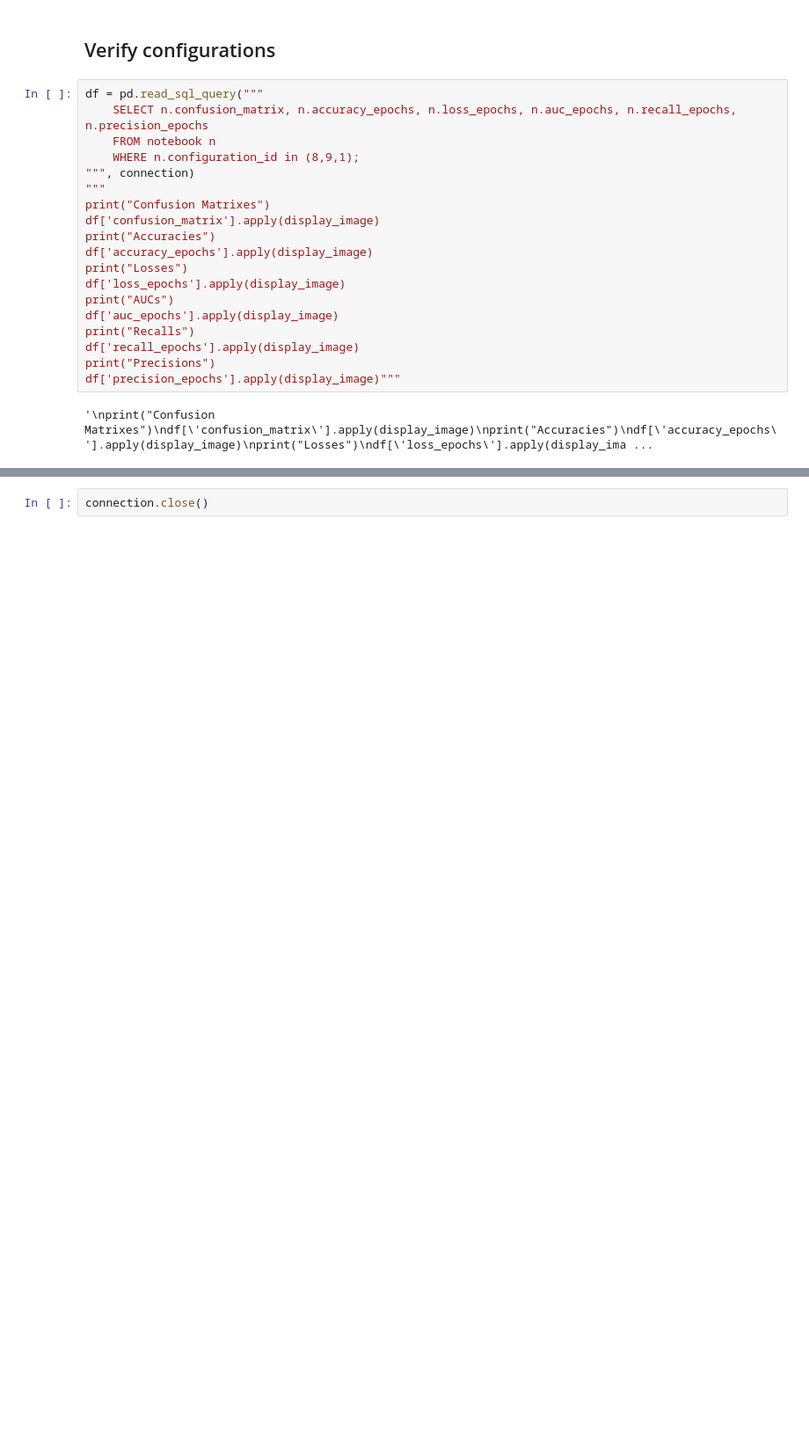
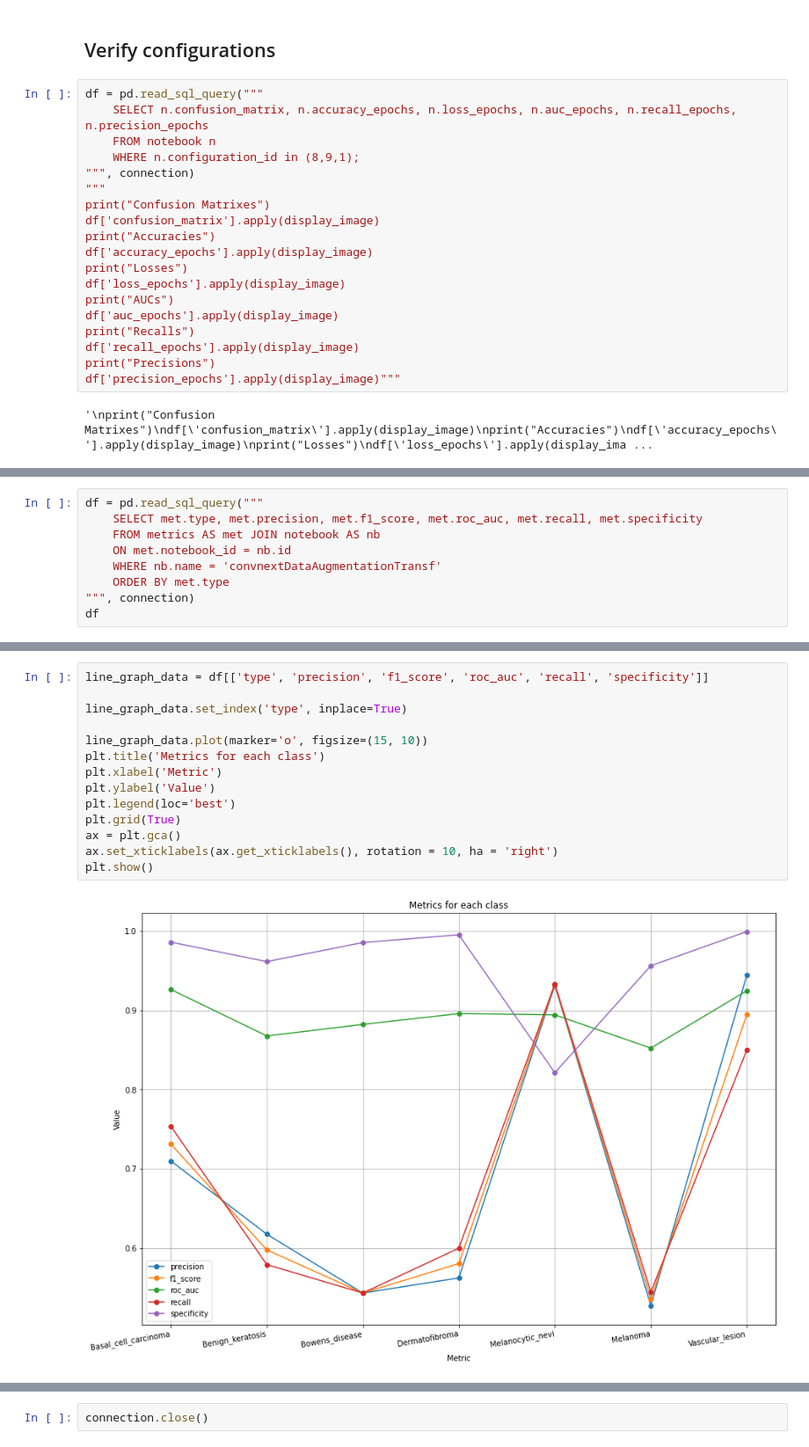
Before and after one commit to h-ssiqueira/SkinLesionAI, a Jupyter notebook: analysis/statistics.ipynb, the cells around one changed output, grey strips where cells are left out. Shown at 88% size. Saved outputs shown, nothing was run; the diff lists cells and outputs as text; blank space fills up the shorter version.

```diff
--- a/analysis/statistics.ipynb
+++ b/analysis/statistics.ipynb
@@ -224,0 +245,9 @@ df['precision_epochs'].apply(display_image)"""
+# %%
+df = pd.read_sql_query("""
+    SELECT met.type, met.precision, met.f1_score, met.roc_auc, met.recall, met.specificity
+    FROM metrics AS met JOIN notebook AS nb
+    ON met.notebook_id = nb.id
+    WHERE nb.name = 'convnextDataAugmentationTransf'
+    ORDER BY met.type
+""", connection)
+df
@@ -224,0 +263,16 @@ df['precision_epochs'].apply(display_image)"""
+# %%
+line_graph_data = df[['type', 'precision', 'f1_score', 'roc_auc', 'recall', 'specificity']]
+
+line_graph_data.set_index('type', inplace=True)
+
+line_graph_data.plot(marker='o', figsize=(15, 10))
+plt.title('Metrics for each class')
+plt.xlabel('Metric')
+plt.ylabel('Value')
+plt.legend(loc='best')
+plt.grid(True)
+ax = plt.gca()
+ax.set_xticklabels(ax.get_xticklabels(), rotation = 10, ha = 'right')
+plt.show()
+# %% [output]
+[figure, added]
```
Also changed, not shown: parts of 11 cells of this notebook.
